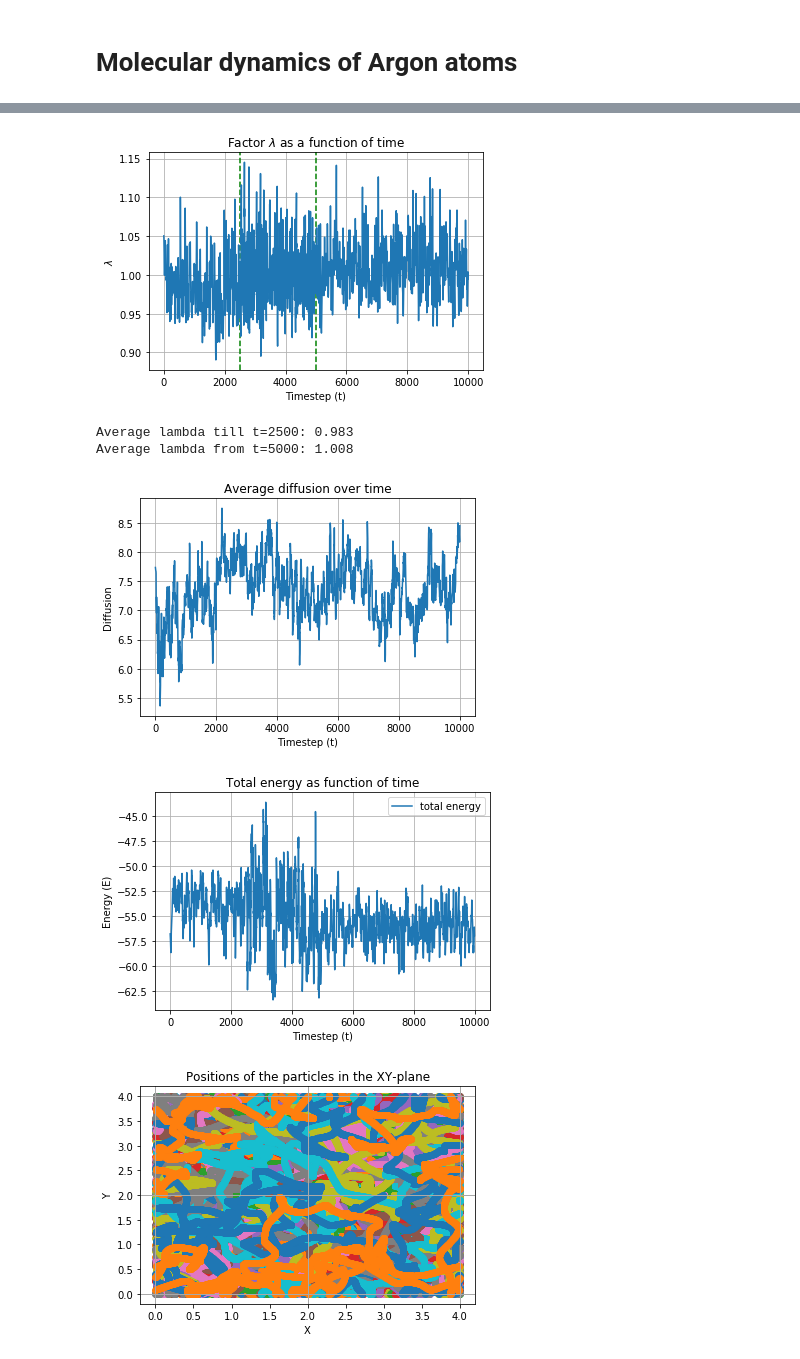
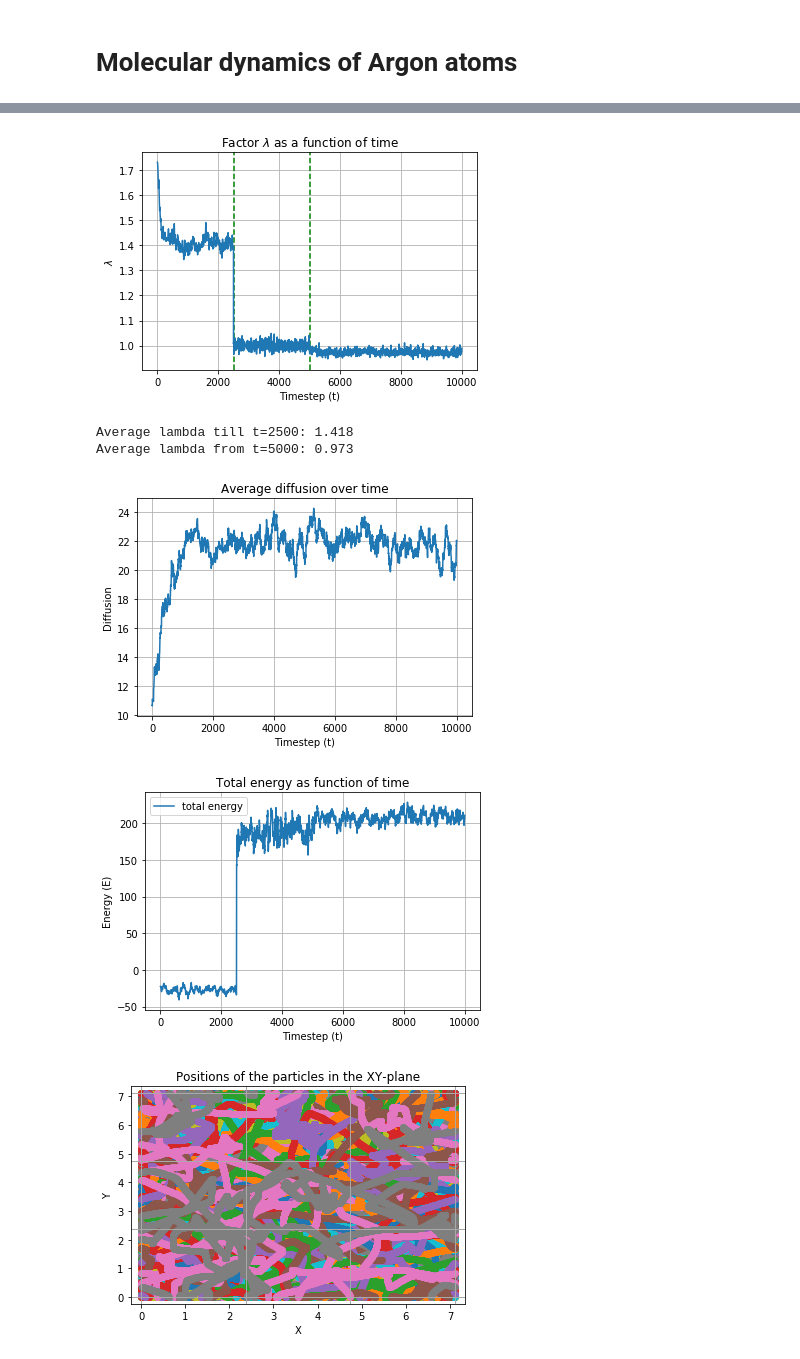
Before and after one commit to Merg3D/computational_physics_2019, a Jupyter notebook: Project1/Argon Project.ipynb, the cells around one changed output, grey strips where cells are left out. Saved outputs shown, nothing was run; the diff lists cells and outputs as text; code cells hidden in the pictures.

```diff
--- a/Project1/Argon Project.ipynb
+++ b/Project1/Argon Project.ipynb
@@ -27,7 +7,7 @@ Solid: $\rho=1.2$, $T=0.5$
 # %%
-phase = 'solid'
+phase = 'gas'
 
-# set temperature (T) and density (rho)
+# Set temperature (T) and density (rho)
 if phase == 'gas':
     T = 3.0
     rho = 0.3
@@ -41,7 +21,7 @@ else:
 # Initial conditions
 h = 0.004                                          # time step
 num_time = int(40.0 / h)                           # number of time steps
-num_unit_cells_per_dim = 2                         # number of unit cells in each direction
+num_unit_cells_per_dim = 3                         # number of unit cells in each direction
 num_unit_cells = num_unit_cells_per_dim**3         # total number of unit cells
 num_part_per_unit_cell = 4                         # number of particles per unit cell
 num_part = num_part_per_unit_cell * num_unit_cells # total number of particles
@@ -154,4 +128,5 @@ plt.show()
 # %%
+# Plot lambda over time
 plt.figure()
 plt.title('Factor $\lambda$ as a function of time')
 plt.axvline(rescaling_time, color='g', ls='--')
@@ -166,16 +141,18 @@ plt.show()
 print('Average lambda till t={}: {:.3f}'.format(rescaling_time, np.average(lambdas[:rescaling_time])))
 print('Average lambda from t={}: {:.3f}'.format(rescaling_end, np.average(lambdas[rescaling_end:])))
 # %% [output]
-[figure, old version]
+[figure, new version]
-Average lambda till t=2500: 0.983
-Average lambda from t=5000: 1.008
+Average lambda till t=2500: 1.418
+Average lambda from t=5000: 0.973
 # %%
+# Calculate diffusion
 state_copy = state.copy()
 for p in range(num_part):
     state_copy[p, :, :3] = state_copy[p, :, :3] - state_copy[p, 0, :3]
 
 diffusion = np.average(func.norm(state_copy ** 2.0, axis=2), axis=0)
 
+# Plot diffusion
 plt.figure()
 plt.title('Average diffusion over time')
 plt.plot(range(1, num_time), diffusion[1:])
@@ -185,40 +162,38 @@ plt.grid()
 plt.savefig('output/{}/diffusion.png'.format(phase))
 plt.show()
 # %% [output]
-[figure, old version]
+[figure, new version]
 # %%
-# plot the potential, kinetic and total energy
+# Plot the potential, kinetic and total energy
 plt.title('Total energy as function of time')
-# plt.plot(range(num_time), np.sum(E_kin[:, :], axis=0), label='kinetic energy')
-# plt.plot(range(num_time), np.sum(E_pot[:, :], axis=0), label='potential energy')
 plt.plot(range(num_time), np.sum(E_tot[:, :], axis=0), label='total energy')
 plt.xlabel('Timestep (t)')
 plt.ylabel('Energy (E)')
 plt.grid()
 plt.legend()
 plt.savefig('output/{}/total_energy.png'.format(phase))
 
-# plot the positions of all particles in a new figure and plot the initial positions in green
+# Plot the positions of all particles in a new figure and plot the initial positions in green
 plt.figure()
 plt.title('Positions of the particles in the XY-plane')
 for p in range(num_part):
-    plt.scatter(state[p, 1:, 0], state[p, 1:, 1], label='particle {}'.format(x))
+    plt.scatter(state[p, 1:, 0], state[p, 1:, 1])
 
-# restrict the view around the box + a small margin
+# Restrict the view around the box + a small margin
 view_margin = K / 10.0
 plt.xlim(-view_margin, K * num_unit_cells_per_dim + view_margin)
 plt.ylim(-view_margin, K * num_unit_cells_per_dim + view_margin)
 plt.xlabel('X')
 plt.ylabel('Y')
 
-# add border lines around the box
+# Add border lines around the box
 for x in range(num_unit_cells_per_dim + 1):
     for y in range(num_unit_cells_per_dim + 1):
         plt.axvline(x * K, c='darkgrey', lw = 1)
         plt.axhline(y * K, c='darkgrey', lw = 1)
 
 plt.savefig('output/{}/positions.png'.format(phase))
 plt.show()
 # %% [output]
-[figure, old version]
+[figure, new version]
-[figure, old version]
+[figure, new version]
```
Also changed, not shown: parts of 7 cells of this notebook, 15 other files.
